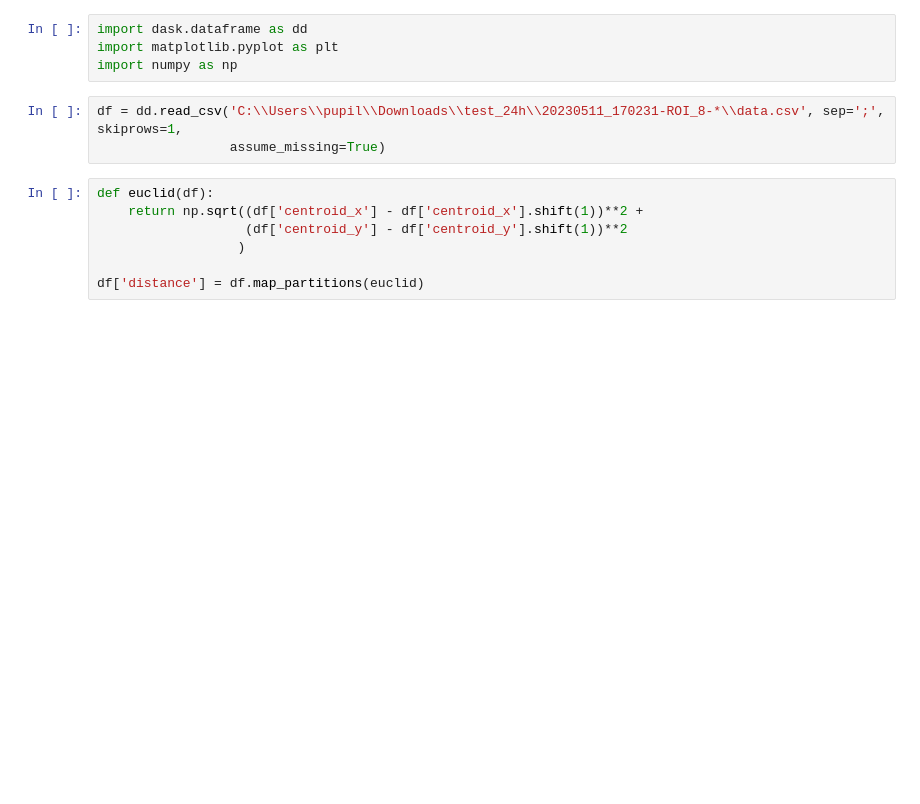
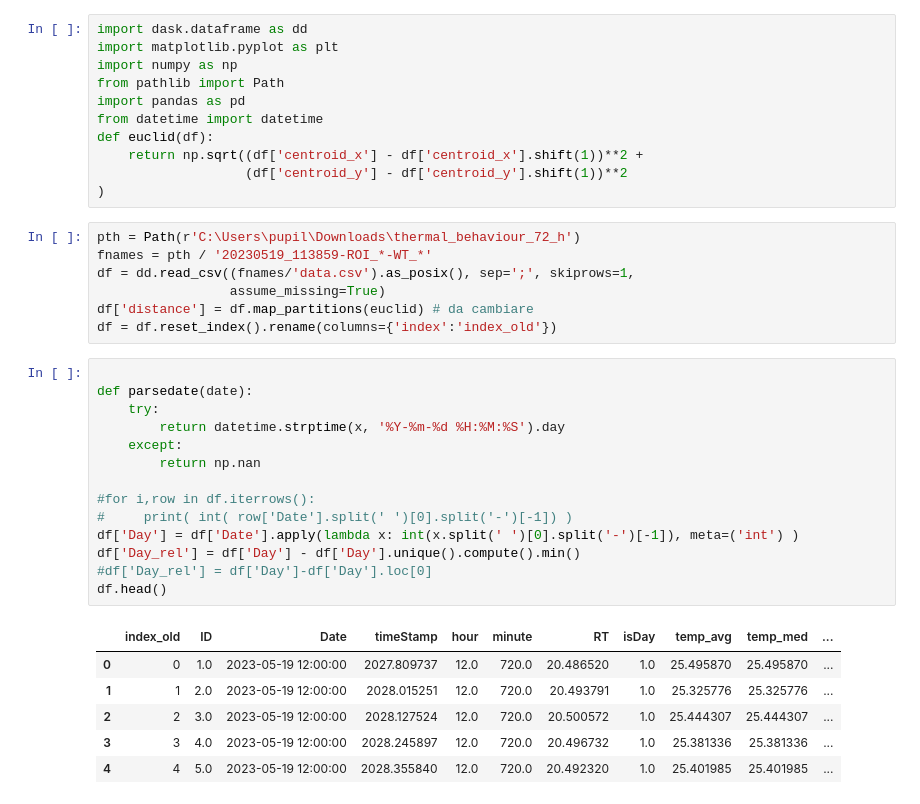
Before and after one commit to raffaelemazziotti/thermal_labeler, a Jupyter notebook: analysis_dask.ipynb, the cells around one changed output. Drawn from its saved outputs; the diff is of its cells as text; blank space fills up the shorter version.

```diff
--- a/analysis_dask.ipynb
+++ b/analysis_dask.ipynb
@@ -2,13 +2,38 @@
 import dask.dataframe as dd
 import matplotlib.pyplot as plt
 import numpy as np
+from pathlib import Path
+import pandas as pd
+from datetime import datetime
+def euclid(df):
+    return np.sqrt((df['centroid_x'] - df['centroid_x'].shift(1))**2 +
+                   (df['centroid_y'] - df['centroid_y'].shift(1))**2
+)
 # %%
-df = dd.read_csv('C:\\Users\\pupil\\Downloads\\test_24h\\20230511_170231-ROI_8-*\\data.csv', sep=';', skiprows=1,
+pth = Path(r'C:\Users\pupil\Downloads\thermal_behaviour_72_h')
+fnames = pth / '20230519_113859-ROI_*-WT_*'
+df = dd.read_csv((fnames/'data.csv').as_posix(), sep=';', skiprows=1,
                  assume_missing=True)
+df['distance'] = df.map_partitions(euclid) # da cambiare
+df = df.reset_index().rename(columns={'index':'index_old'})
-# %%
-def euclid(df):
-    return np.sqrt((df['centroid_x'] - df['centroid_x'].shift(1))**2 +
-                   (df['centroid_y'] - df['centroid_y'].shift(1))**2
-                  )
-
-df['distance'] = df.map_partitions(euclid)
+# %%
+
+def parsedate(date):
+    try:
+        return datetime.strptime(x, '%Y-%m-%d %H:%M:%S').day
+    except:
+        return np.nan
+
+#for i,row in df.iterrows():
+#     print( int( row['Date'].split(' ')[0].split('-')[-1]) )
+df['Day'] = df['Date'].apply(lambda x: int(x.split(' ')[0].split('-')[-1]), meta=('int') )
+df['Day_rel'] = df['Day'] - df['Day'].unique().compute().min()
+#df['Day_rel'] = df['Day']-df['Day'].loc[0]
+df.head()
+# %% [output]
+|  | index_old | ID | Date | timeStamp | hour | minute | RT | isDay | temp_avg | temp_med | ... |
+| 0 | 0 | 1.0 | 2023-05-19 12:00:00 | 2027.809737 | 12.0 | 720.0 | 20.486520 | 1.0 | 25.495870 | 25.495870 | ... |
+| 1 | 1 | 2.0 | 2023-05-19 12:00:00 | 2028.015251 | 12.0 | 720.0 | 20.493791 | 1.0 | 25.325776 | 25.325776 | ... |
+| 2 | 2 | 3.0 | 2023-05-19 12:00:00 | 2028.127524 | 12.0 | 720.0 | 20.500572 | 1.0 | 25.444307 | 25.444307 | ... |
+| 3 | 3 | 4.0 | 2023-05-19 12:00:00 | 2028.245897 | 12.0 | 720.0 | 20.496732 | 1.0 | 25.381336 | 25.381336 | ... |
+| 4 | 4 | 5.0 | 2023-05-19 12:00:00 | 2028.355840 | 12.0 | 720.0 | 20.492320 | 1.0 | 25.401985 | 25.401985 | ... |
```
Also changed, not shown: parts of 6 cells of this notebook.
